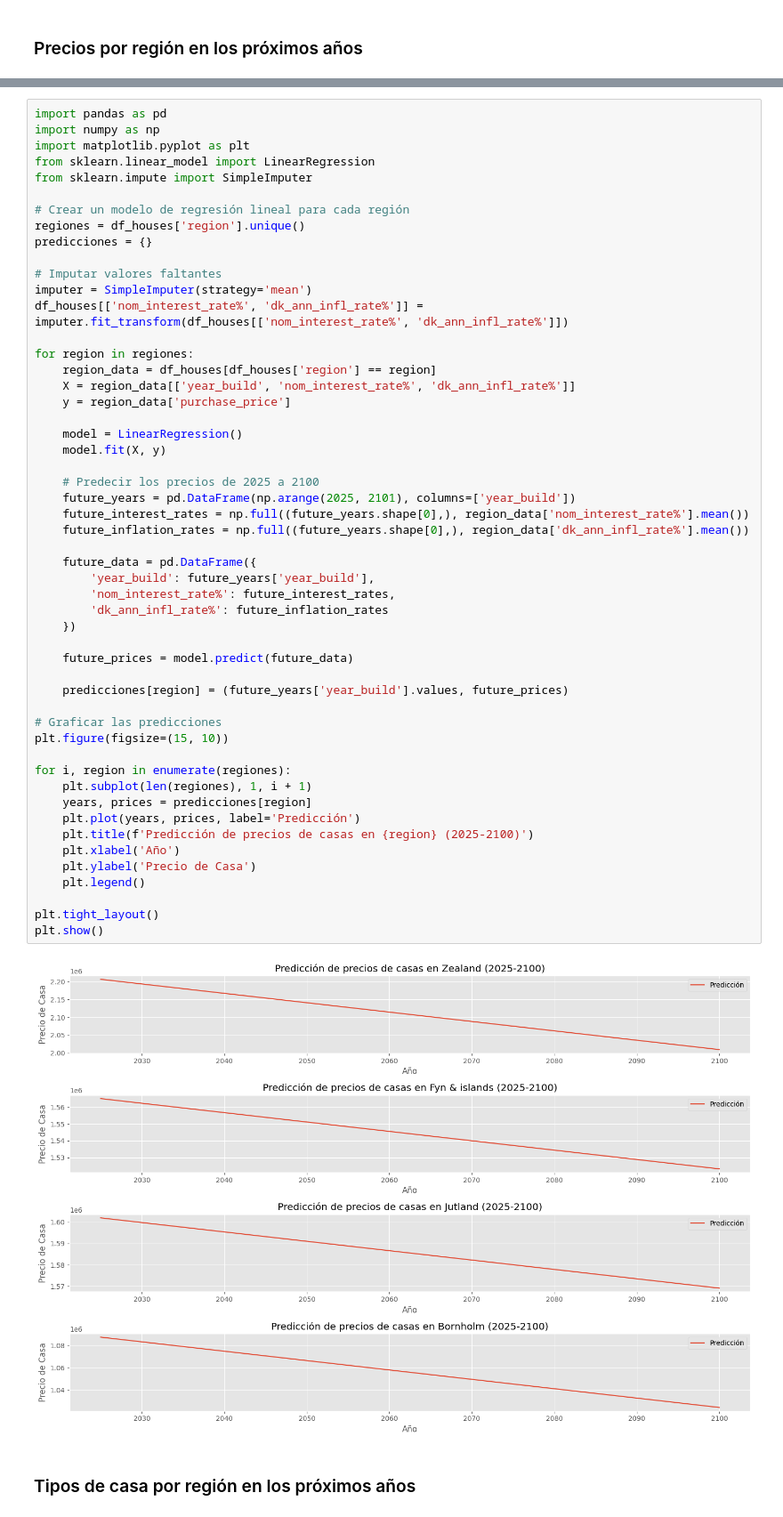
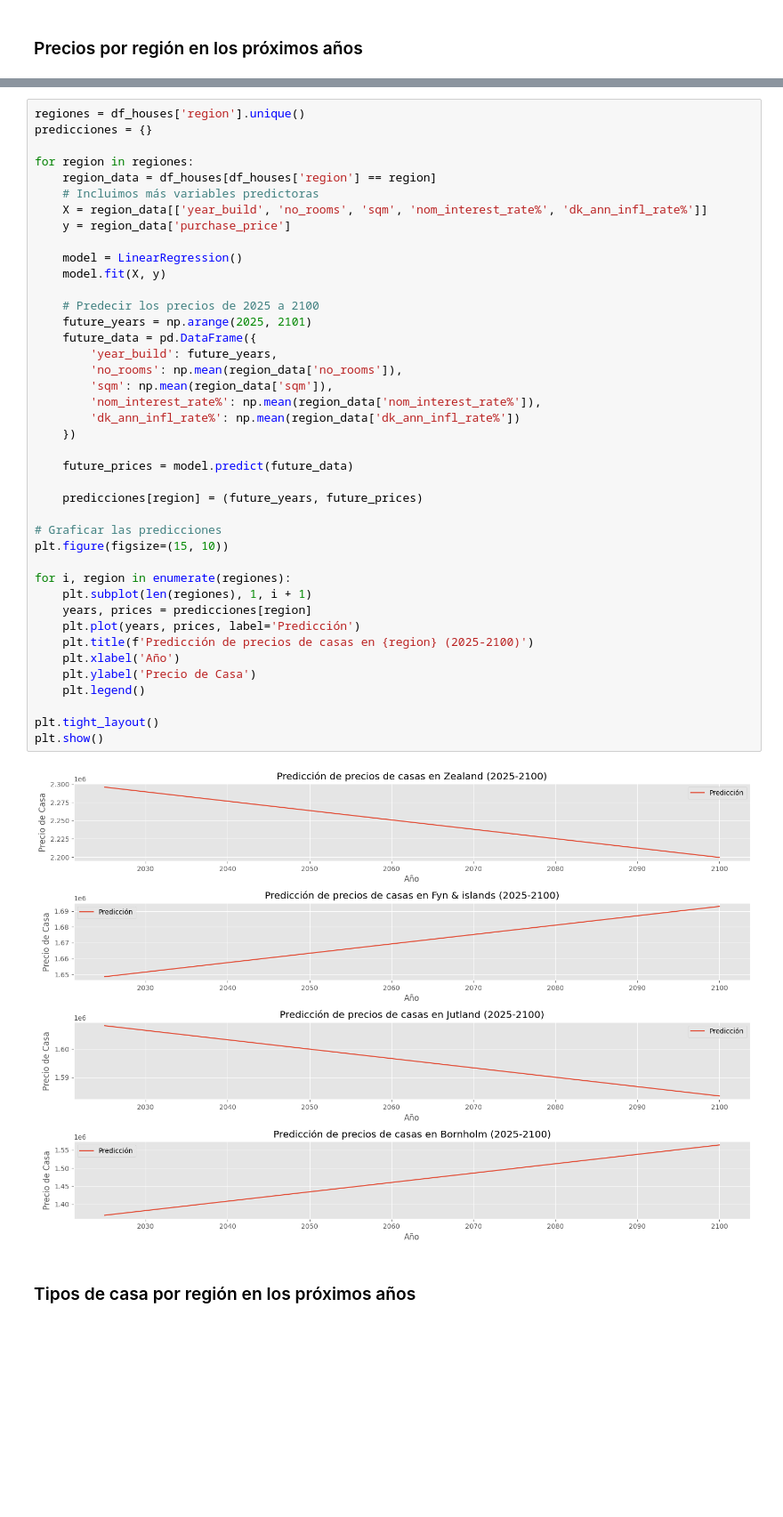
Before and after one commit to davidcabrero/ML_MercadoInmobiliario, a Jupyter notebook: EDAyPredicciones.ipynb, the cells around one changed output, grey strips where cells are left out. Shown at 89% size. Drawn from its saved outputs; the diff is of its cells as text; blank space fills up the shorter version.

Commit message:
Añadido predicción de probabilidad de venta y mejorado predicción de precios con variables económicas

```diff
--- a/EDAyPredicciones.ipynb
+++ b/EDAyPredicciones.ipynb
@@ -236,57 +240,46 @@ plt.show()
 # %%
-import pandas as pd
-import numpy as np
-import matplotlib.pyplot as plt
-from sklearn.linear_model import LinearRegression
-from sklearn.impute import SimpleImputer
-
-# Crear un modelo de regresión lineal para cada región
 regiones = df_houses['region'].unique()
 predicciones = {}
 
-# Imputar valores faltantes
-imputer = SimpleImputer(strategy='mean')
-df_houses[['nom_interest_rate%', 'dk_ann_infl_rate%']] = imputer.fit_transform(df_houses[['nom_interest_rate%', 'dk_ann_infl_rate%']])
-
 for region in regiones:
     region_data = df_houses[df_houses['region'] == region]
-    X = region_data[['year_build', 'nom_interest_rate%', 'dk_ann_infl_rate%']]
+    # Incluimos más variables predictoras
+    X = region_data[['year_build', 'no_rooms', 'sqm', 'nom_interest_rate%', 'dk_ann_infl_rate%']]
     y = region_data['purchase_price']
 
     model = LinearRegression()
     model.fit(X, y)
 
     # Predecir los precios de 2025 a 2100
-    future_years = pd.DataFrame(np.arange(2025, 2101), columns=['year_build'])
-    future_interest_rates = np.full((future_years.shape[0],), region_data['nom_interest_rate%'].mean())
-    future_inflation_rates = np.full((future_years.shape[0],), region_data['dk_ann_infl_rate%'].mean())
-
+    future_years = np.arange(2025, 2101)
     future_data = pd.DataFrame({
-        'year_build': future_years['year_build'],
-        'nom_interest_rate%': future_interest_rates,
-        'dk_ann_infl_rate%': future_inflation_rates
+        'year_build': future_years,
+        'no_rooms': np.mean(region_data['no_rooms']),
+        'sqm': np.mean(region_data['sqm']),
+        'nom_interest_rate%': np.mean(region_data['nom_interest_rate%']),
+        'dk_ann_infl_rate%': np.mean(region_data['dk_ann_infl_rate%'])
     })
 
     future_prices = model.predict(future_data)
 
-    predicciones[region] = (future_years['year_build'].values, future_prices)
+    predicciones[region] = (future_years, future_prices)
 
 # Graficar las predicciones
 plt.figure(figsize=(15, 10))
 
 for i, region in enumerate(regiones):
     plt.subplot(len(regiones), 1, i + 1)
     years, prices = predicciones[region]
     plt.plot(years, prices, label='Predicción')
     plt.title(f'Predicción de precios de casas en {region} (2025-2100)')
     plt.xlabel('Año')
     plt.ylabel('Precio de Casa')
     plt.legend()
 
 plt.tight_layout()
 plt.show()
 # %% [output]
-[figure, old version]
+[figure, new version]
 # %% [markdown]
 ### Tipos de casa por región en los próximos años
 # %%
```
Also changed, not shown: parts of 5 cells of this notebook.
